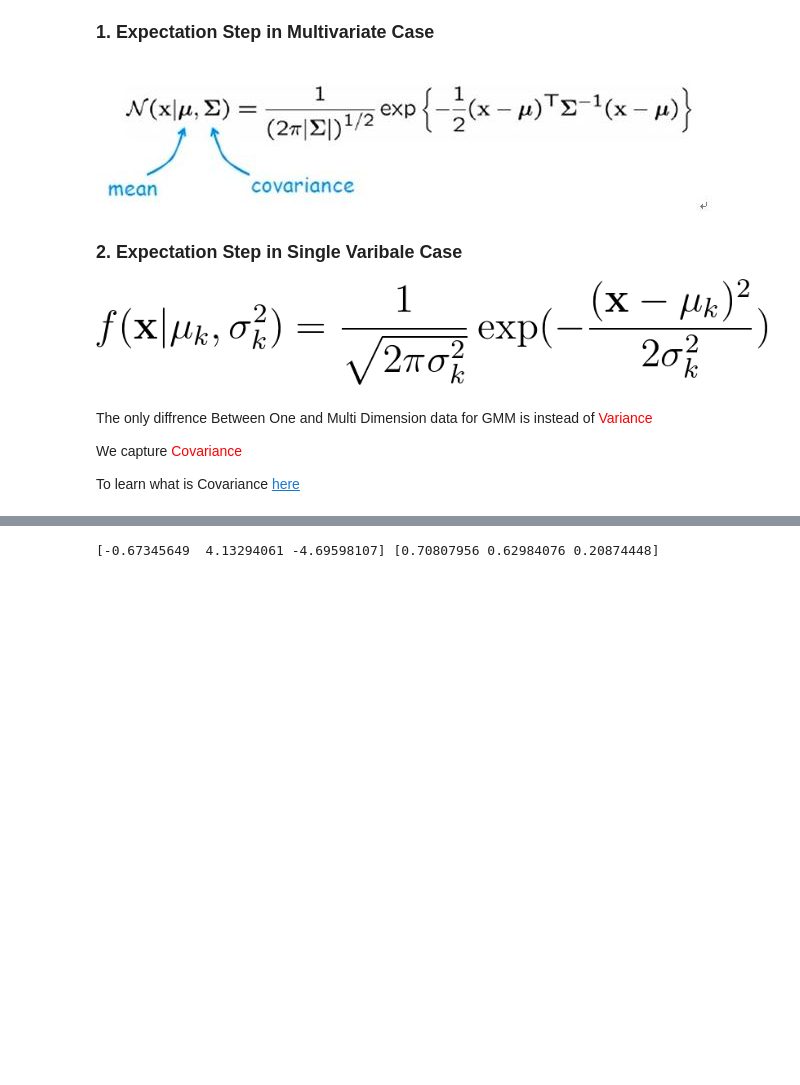
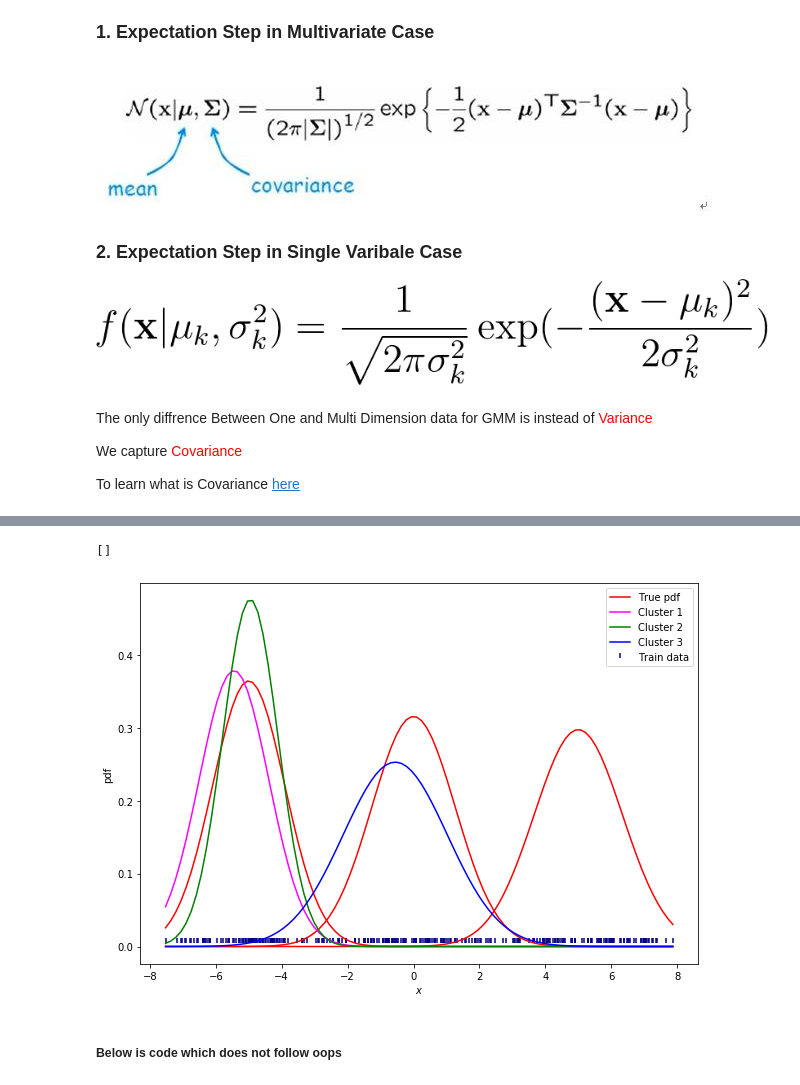
Before and after one commit to sahibpreetsingh12/100daysofmlcode, a Jupyter notebook: D7-GMM/D7-Gaussian-mixture-model.ipynb, the cells around one changed output, grey strips where cells are left out. Cells and saved outputs as stored; diff of their text form; code cells hidden in the pictures; blank space fills up the shorter version.

```diff
--- a/D7-GMM/D7-Gaussian-mixture-model.ipynb
+++ b/D7-GMM/D7-Gaussian-mixture-model.ipynb
@@ -1,7 +0,0 @@
-# %%
-
-def prob_density_function(data, mean, variance):
-     # A normal continuous random variable.
-    s1 = 1/(np.sqrt(2*np.pi*variance))
-    s2 = np.exp(-(np.square(data - mean)/(2*variance)))
-    return s1 * s2
@@ -66,0 +134,29 @@ To learn what is Covariance [here](https://www.youtube.com/watch?v=WBlnwvjfMtQ)
+# %%
+
+iteration_no=0
+
+# Graph at begining
+bins = np.linspace(np.min(X),np.max(X),100)
+
+plt.figure(figsize=(10,7))
+plt.xlabel("$x$")
+plt.ylabel("pdf")
+plt.scatter(X, [0.005] * len(X), color='navy', s=30, marker=2, label="Train data")
+
+plt.plot(bins, gaussain.prob_density_function(bins, mu1,sigma1), color='red', label="True pdf")
+plt.plot(bins, gaussain.prob_density_function(bins,  mu2, sigma2), color='red')
+plt.plot(bins, gaussain.prob_density_function(bins,mu3 , sigma3), color='red')
+
+
+plt.plot(bins, gaussain.prob_density_function(bins, mean[iteration_no][0],variance[iteration_no][0] ), color='magenta', label="Cluster 1")
+plt.plot(bins, gaussain.prob_density_function(bins,  mean[iteration_no][1], variance[iteration_no][1]), color='green',label='Cluster 2')
+plt.plot(bins, gaussain.prob_density_function(bins, mean[iteration_no][2] , variance[iteration_no][2]), color='blue',label='Cluster 3')
+
+
+plt.legend()
+plt.plot()
+# %% [output]
+[]
+[figure, added]
+# %% [markdown]
+##### Below is code which does not follow oops
@@ -67,10 +211,8 @@ To learn what is Covariance [here](https://www.youtube.com/watch?v=WBlnwvjfMtQ)
 # %%
-# define the number of clusters to be learned
-k = 3
-weights = np.ones((k)) / k
-means = np.random.choice(X, k)
-variances = np.random.random_sample(size=k)
-print(means, variances)
+# # define the number of clusters to be learned
+# k = 3
+# weights = np.ones((k)) / k
+# means = np.random.choice(X, k)
+# variances = np.random.random_sample(size=k)
+# print(means, variances)
-# %% [output]
-[-0.67345649  4.13294061 -4.69598107] [0.70807956 0.62984076 0.20874448]
 # %%
```
Also changed, not shown: parts of 10 cells of this notebook.
